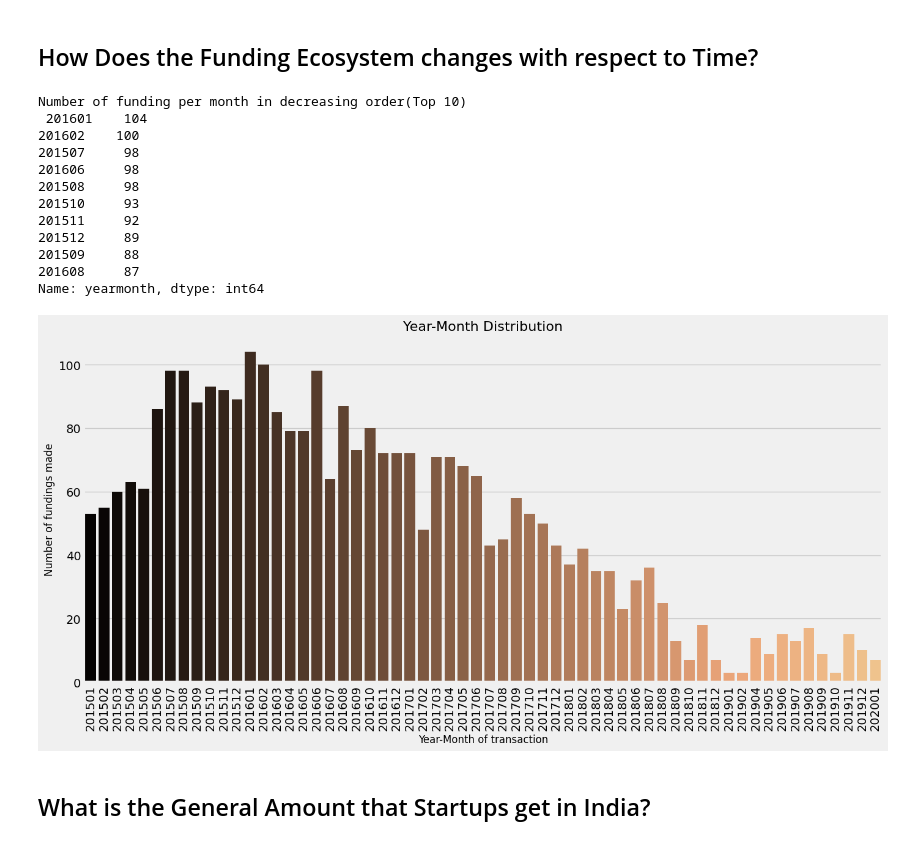
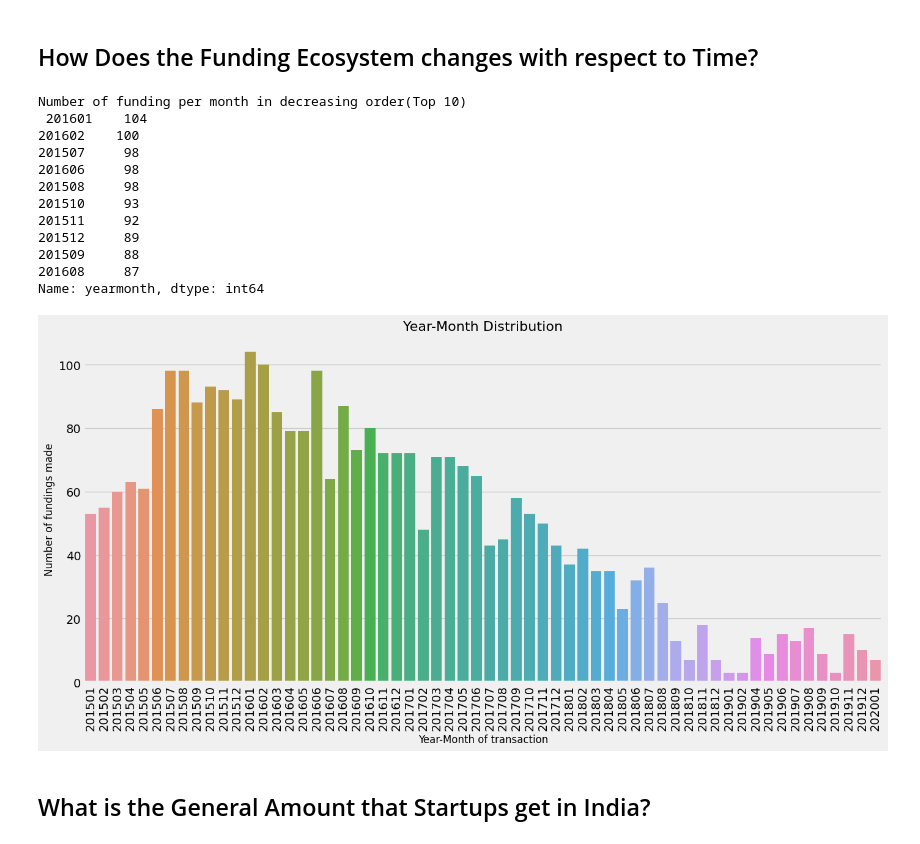
Before and after one commit to Unstopable18/Startup-casestudy-for-analysis, a Jupyter notebook: Analyzing the Growth of Indian Startups.ipynb, the cells around one changed output. Saved outputs shown, nothing was run; the diff lists cells and outputs as text; code cells hidden in the pictures.

```diff
--- a/Analyzing the Growth of Indian Startups.ipynb
+++ b/Analyzing the Growth of Indian Startups.ipynb
@@ -184,36 +206,35 @@ data['Date'][data['Date']=='\\\\xc2\\\\xa010/7/2015'] = '10/07/2015'
 # converting them into a Datetime object
 #10/04/2016=(2016*100)+04
 #10/04/2016=201600+04
 #10/04/2016=201604
 data["yearmonth"] = (pd.to_datetime(data['Date'],format='%d/%m/%Y').dt.year*100)+(pd.to_datetime(data['Date'],format='%d/%m/%Y').dt.month)
 
-
 temp = data['yearmonth'].value_counts().sort_values(ascending = False).head(10)
 print("Number of funding per month in decreasing order(Top 10)\n",temp)
 year_month = data['yearmonth'].value_counts()
 
 # lets plot the data
 plt.rcParams['figure.figsize'] = (15, 7)
-sns.barplot(x=year_month.index, y=year_month.values, palette = 'copper')
+sns.barplot(x=year_month.index, y=year_month.values)
 plt.xticks(rotation = 90)
 plt.xlabel('Year-Month of transaction', fontsize=12)
 plt.ylabel('Number of fundings made', fontsize=12)
 plt.title("Year-Month Distribution", fontsize=16)
 plt.show()
 # %% [output]
 Number of funding per month in decreasing order(Top 10)
  201601    104
 201602    100
 201507     98
 201606     98
 201508     98
 201510     93
 201511     92
 201512     89
 201509     88
 201608     87
 Name: yearmonth, dtype: int64
-[figure, old version]
+[figure, new version]
 # %% [markdown]
 ## What is the General Amount that Startups get in India?
 # %%
```
Also changed, not shown: parts of 8 cells of this notebook, 2 other files.
